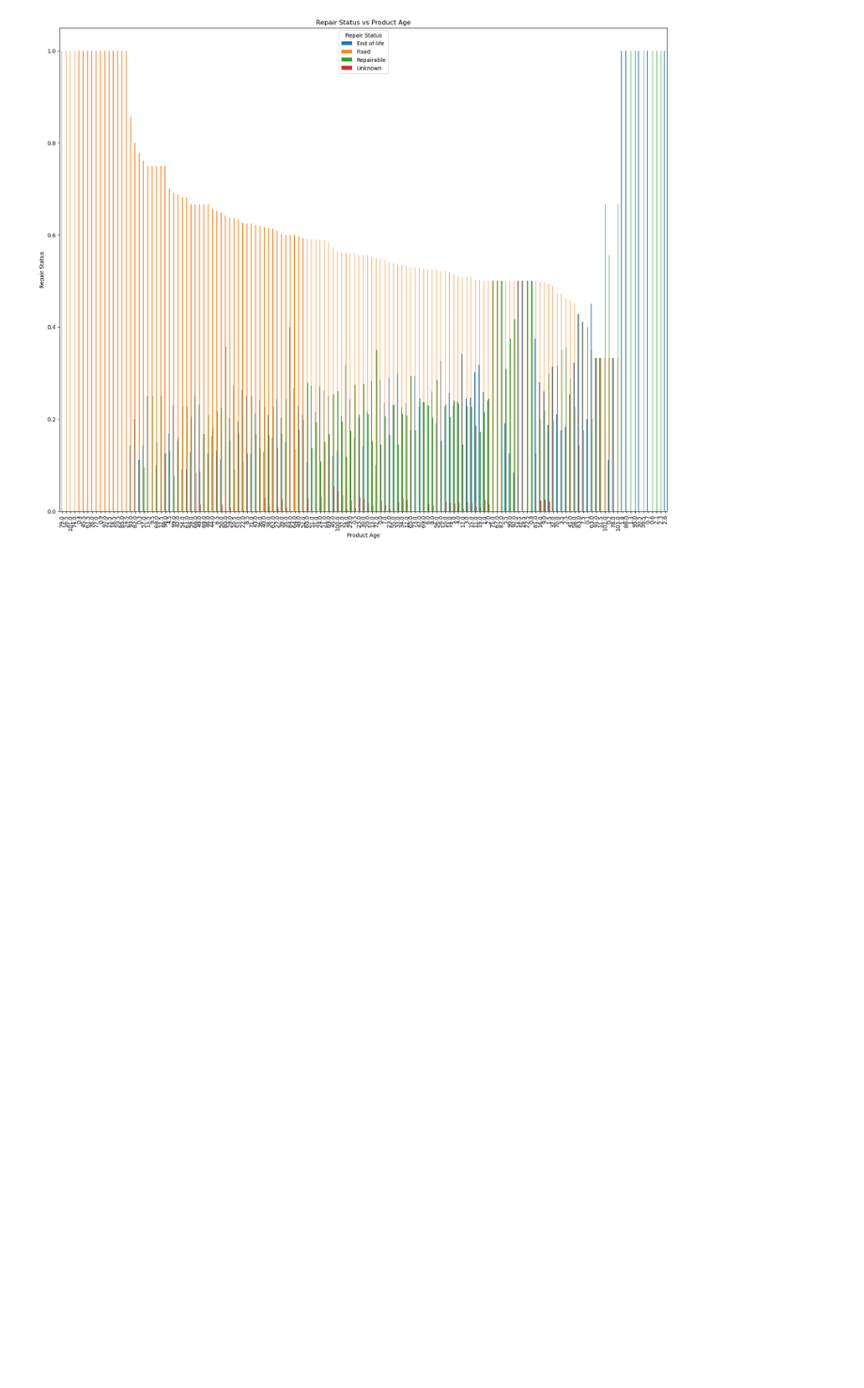
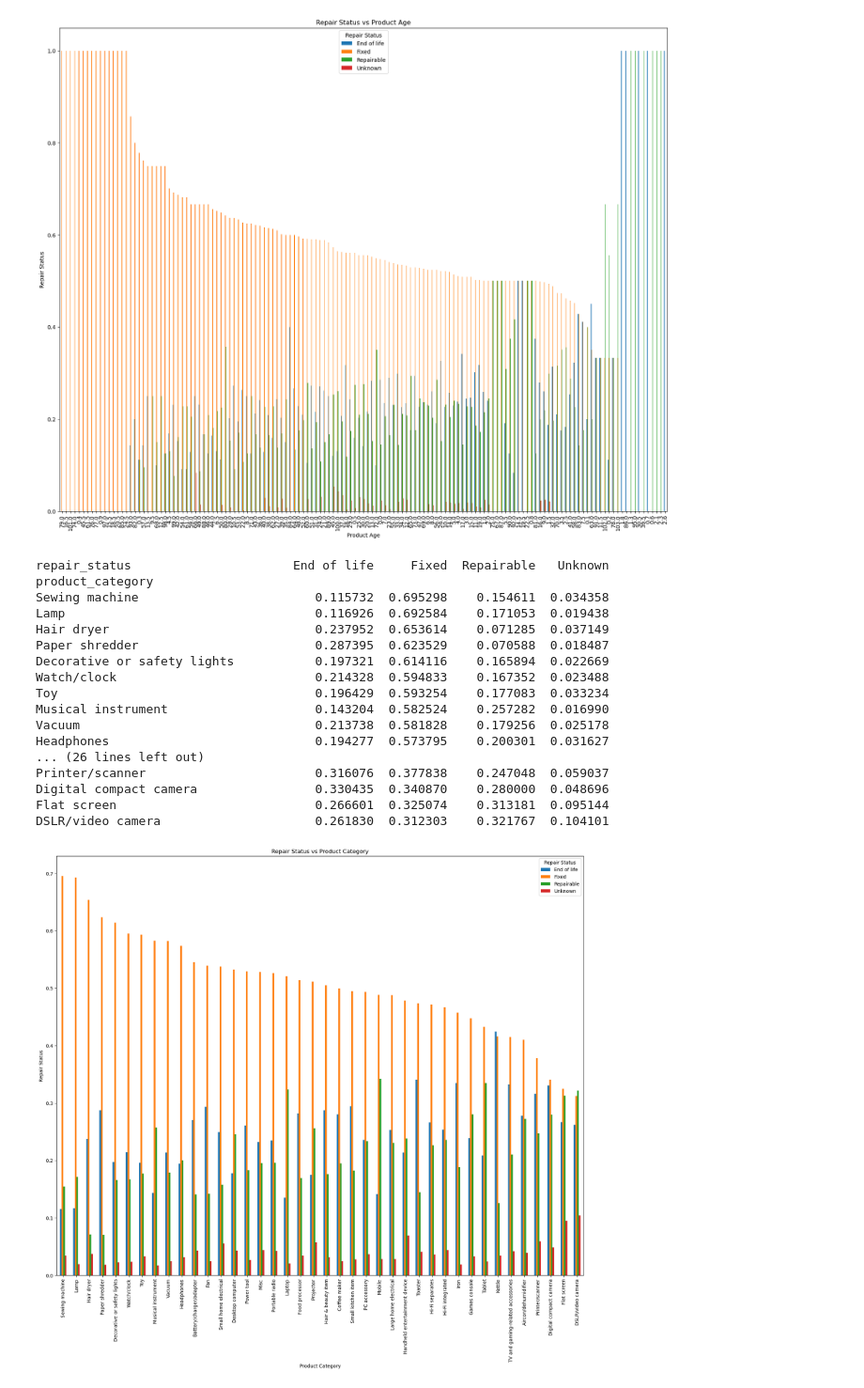
Before and after one commit to DrewChauD/BrainStation-Data-Science-Capstone, a Jupyter notebook: Notebooks/Andrew_Chau_BrainStation_DS_Capstone_Book_1_EDA.ipynb, the cells around one changed output. Shown at 94% size. Drawn from its saved outputs; the diff is of its cells as text; code cells hidden in the pictures; blank space fills up the shorter version.

```diff
--- a/Notebooks/Andrew_Chau_BrainStation_DS_Capstone_Book_1_EDA.ipynb
+++ b/Notebooks/Andrew_Chau_BrainStation_DS_Capstone_Book_1_EDA.ipynb
@@ -614,0 +586,33 @@ cross_tab_sorted.to_csv('product_cat_vs_repair_stat.csv')
+# %%
+cross_tab = pd.crosstab(dfc['product_category'], dfc['repair_status'], normalize='index')
+cross_tab_sorted = cross_tab.sort_values(by='Fixed', ascending=False)
+print(cross_tab_sorted)
+
+
+#plt.figure(figsize=(20, 16))
+#cross_tab.plot(kind='bar')
+cross_tab_sorted.plot(kind='bar', figsize=(20, 16))
+plt.xlabel('Product Category')
+plt.ylabel('Repair Status')
+plt.title('Repair Status vs Product Category')
+plt.legend(title='Repair Status')
+plt.show()
+# %% [output]
+repair_status                      End of life     Fixed  Repairable   Unknown
+product_category
+Sewing machine                        0.115732  0.695298    0.154611  0.034358
+Lamp                                  0.116926  0.692584    0.171053  0.019438
+Hair dryer                            0.237952  0.653614    0.071285  0.037149
+Paper shredder                        0.287395  0.623529    0.070588  0.018487
+Decorative or safety lights           0.197321  0.614116    0.165894  0.022669
+Watch/clock                           0.214328  0.594833    0.167352  0.023488
+Toy                                   0.196429  0.593254    0.177083  0.033234
+Musical instrument                    0.143204  0.582524    0.257282  0.016990
+Vacuum                                0.213738  0.581828    0.179256  0.025178
+Headphones                            0.194277  0.573795    0.200301  0.031627
+... (26 lines left out)
+Printer/scanner                       0.316076  0.377838    0.247048  0.059037
+Digital compact camera                0.330435  0.340870    0.280000  0.048696
+Flat screen                           0.266601  0.325074    0.313181  0.095144
+DSLR/video camera                     0.261830  0.312303    0.321767  0.104101
+[figure, added]
```
Also changed, not shown: parts of 17 cells of this notebook.
